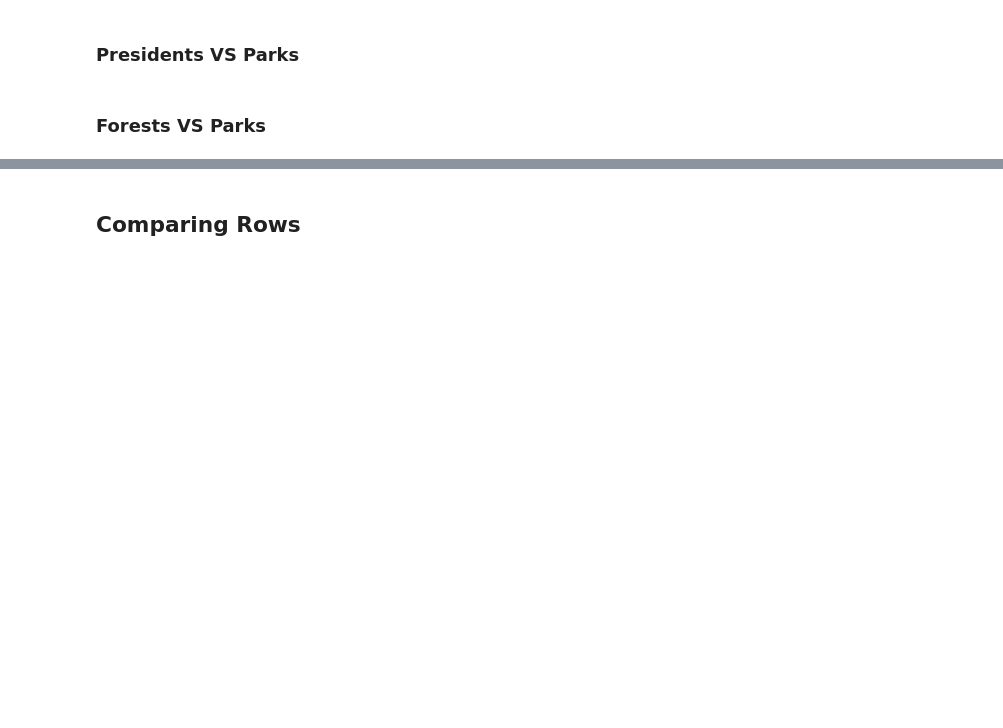
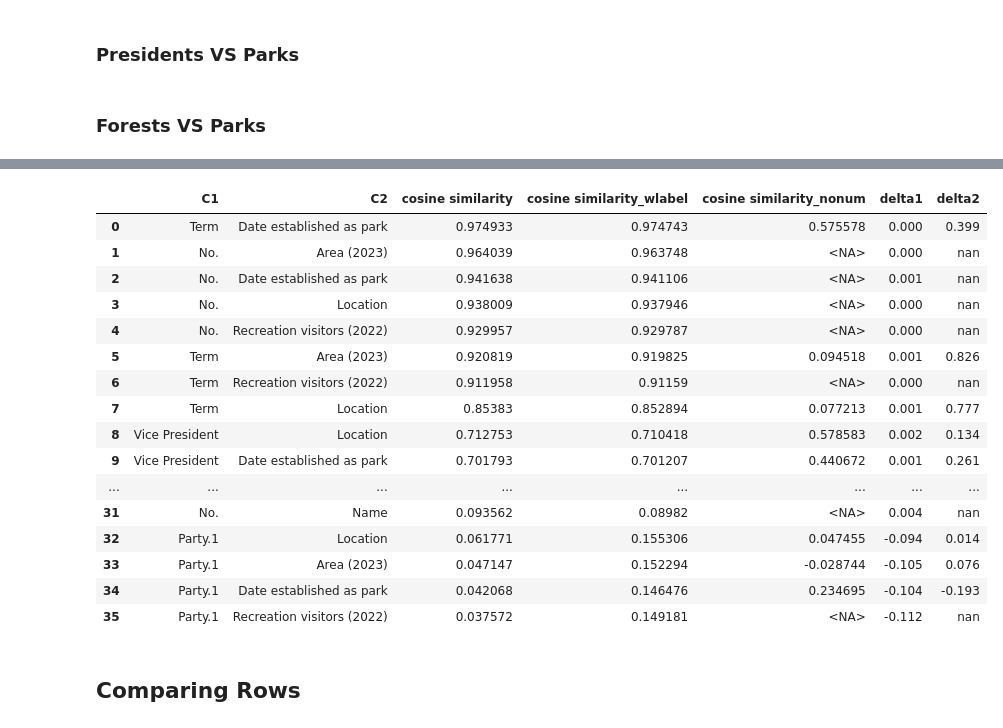
Before and after one commit to nanni00/datalake-table-finder, a Jupyter notebook: src/notebooks/fasttext/presidents_forests_parks.ipynb, the cells around one changed output, grey strips where cells are left out. Cells and saved outputs as stored; diff of their text form; code cells hidden in the pictures; blank space fills up the shorter version.

```diff
--- a/src/notebooks/fasttext/presidents_forests_parks.ipynb
+++ b/src/notebooks/fasttext/presidents_forests_parks.ipynb
@@ -130,3 +165,23 @@ plt.show()
+# %%
+m_pres_vs_parks
+# %% [output]
+|  | C1 | C2 | cosine similarity | cosine similarity_wlabel | cosine similarity_nonum | delta1 | delta2 |
+| 0 | Term | Date established as park | 0.974933 | 0.974743 | 0.575578 | 0.000 | 0.399 |
+| 1 | No. | Area (2023) | 0.964039 | 0.963748 | <NA> | 0.000 | nan |
+| 2 | No. | Date established as park | 0.941638 | 0.941106 | <NA> | 0.001 | nan |
+| 3 | No. | Location | 0.938009 | 0.937946 | <NA> | 0.000 | nan |
+| 4 | No. | Recreation visitors (2022) | 0.929957 | 0.929787 | <NA> | 0.000 | nan |
+| 5 | Term | Area (2023) | 0.920819 | 0.919825 | 0.094518 | 0.001 | 0.826 |
+| 6 | Term | Recreation visitors (2022) | 0.911958 | 0.91159 | <NA> | 0.000 | nan |
+| 7 | Term | Location | 0.85383 | 0.852894 | 0.077213 | 0.001 | 0.777 |
+| 8 | Vice President | Location | 0.712753 | 0.710418 | 0.578583 | 0.002 | 0.134 |
+| 9 | Vice President | Date established as park | 0.701793 | 0.701207 | 0.440672 | 0.001 | 0.261 |
+| ... | ... | ... | ... | ... | ... | ... | ... |
+| 31 | No. | Name | 0.093562 | 0.08982 | <NA> | 0.004 | nan |
+| 32 | Party.1 | Location | 0.061771 | 0.155306 | 0.047455 | -0.094 | 0.014 |
+| 33 | Party.1 | Area (2023) | 0.047147 | 0.152294 | -0.028744 | -0.105 | 0.076 |
+| 34 | Party.1 | Date established as park | 0.042068 | 0.146476 | 0.234695 | -0.104 | -0.193 |
+| 35 | Party.1 | Recreation visitors (2022) | 0.037572 | 0.149181 | <NA> | -0.112 | nan |
 # %% [markdown]
 ## Comparing Rows
 # %% [markdown]
```
Also changed, not shown: parts of 10 cells of this notebook, 3 other files.
